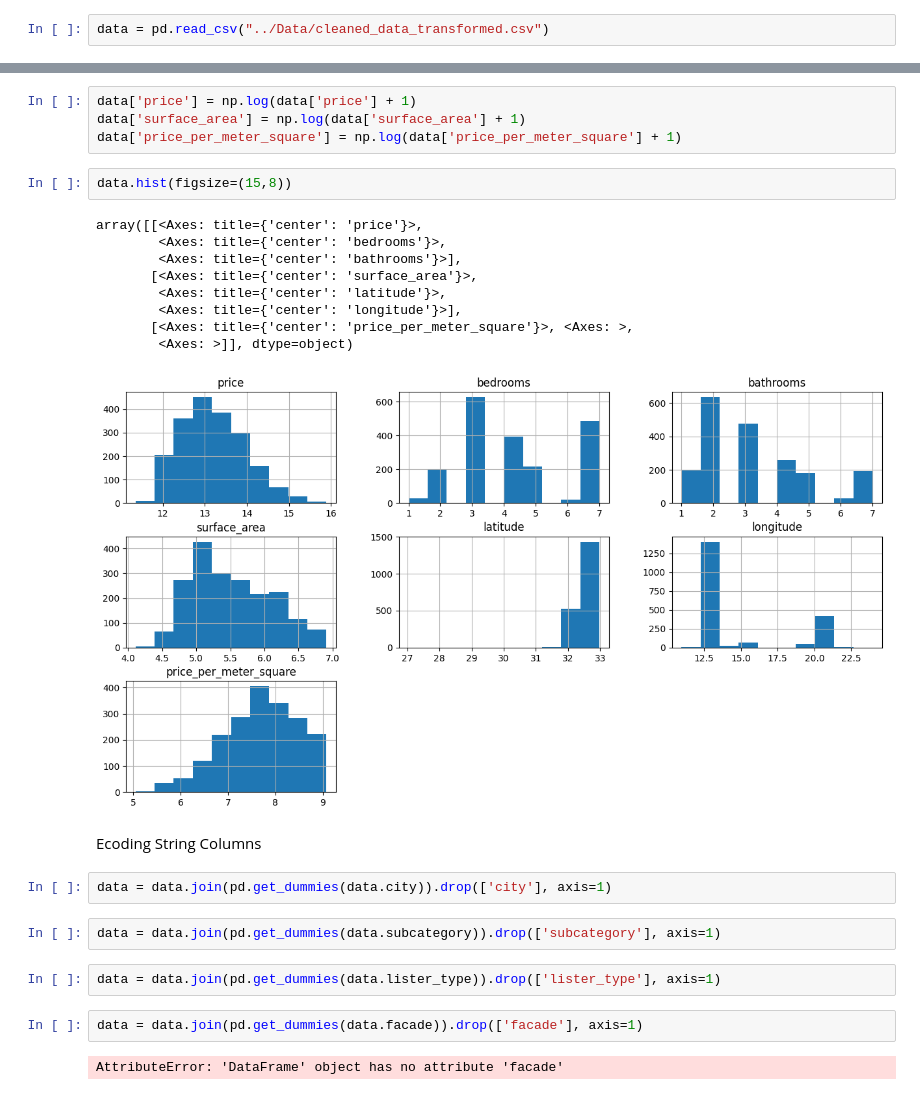
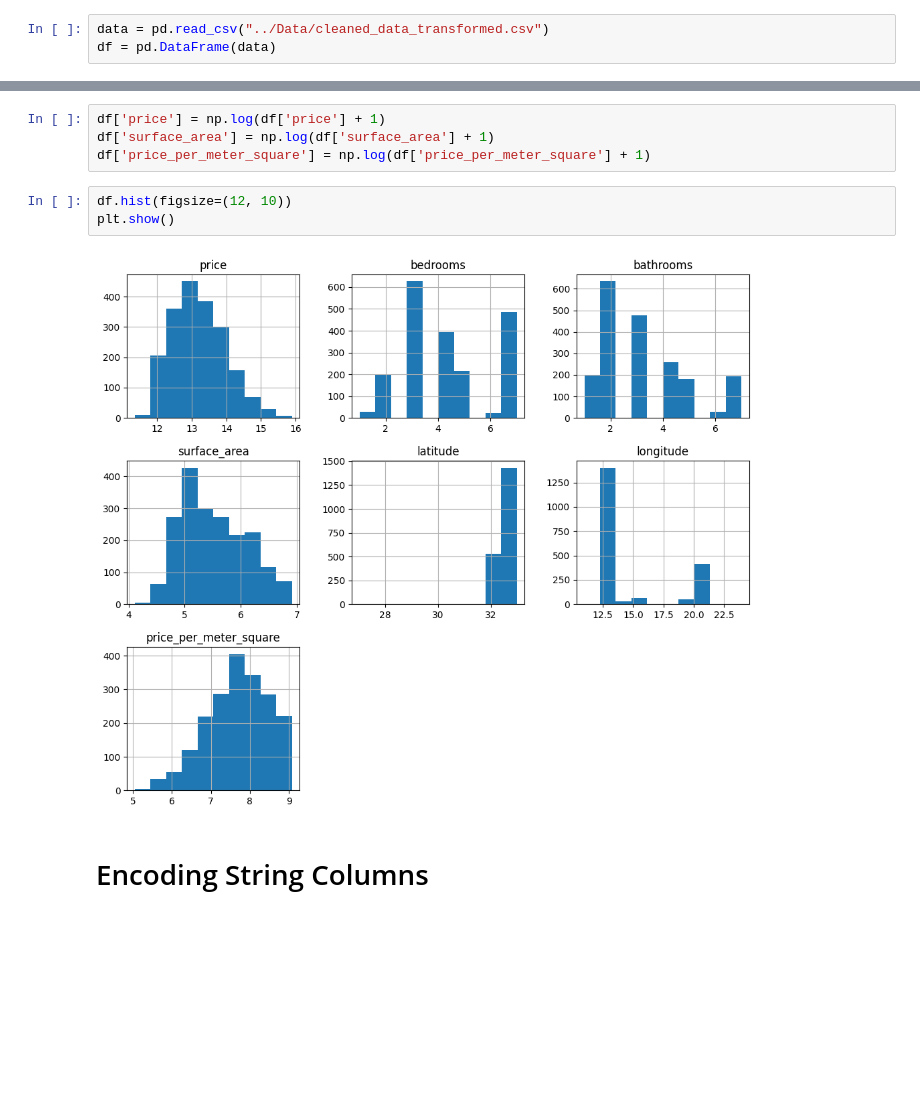
Before and after one commit to Malak-elghriani/OpenSouq_P, a Jupyter notebook: Notebooks/Cleaning_and_Preprocessing.ipynb, the cells around one changed output, grey strips where cells are left out. Cells and saved outputs as stored; diff of their text form; blank space fills up the shorter version.

```diff
--- a/Notebooks/Cleaning_and_Preprocessing.ipynb
+++ b/Notebooks/Cleaning_and_Preprocessing.ipynb
@@ -6,3 +11,4 @@ import seaborn as sns
 # %%
 data = pd.read_csv("../Data/cleaned_data_transformed.csv")
+df = pd.DataFrame(data)
 # %%
@@ -38,28 +37,11 @@ Log Normalising Scewed Data
 # %%
-data['price'] = np.log(data['price'] + 1)
-data['surface_area'] = np.log(data['surface_area'] + 1)
-data['price_per_meter_square'] = np.log(data['price_per_meter_square'] + 1)
+df['price'] = np.log(df['price'] + 1)
+df['surface_area'] = np.log(df['surface_area'] + 1)
+df['price_per_meter_square'] = np.log(df['price_per_meter_square'] + 1)
 # %%
-data.hist(figsize=(15,8))
+df.hist(figsize=(12, 10))
+plt.show()
 # %% [output]
-array([[<Axes: title={'center': 'price'}>,
-        <Axes: title={'center': 'bedrooms'}>,
-        <Axes: title={'center': 'bathrooms'}>],
-       [<Axes: title={'center': 'surface_area'}>,
-        <Axes: title={'center': 'latitude'}>,
-        <Axes: title={'center': 'longitude'}>],
-       [<Axes: title={'center': 'price_per_meter_square'}>, <Axes: >,
-        <Axes: >]], dtype=object)
-[figure, old version]
+[figure, new version]
 # %% [markdown]
-Ecoding String Columns
+# Encoding String Columns
-# %%
-data = data.join(pd.get_dummies(data.city)).drop(['city'], axis=1)
-# %%
-data = data.join(pd.get_dummies(data.subcategory)).drop(['subcategory'], axis=1)
-# %%
-data = data.join(pd.get_dummies(data.lister_type)).drop(['lister_type'], axis=1)
-# %%
-data = data.join(pd.get_dummies(data.facade)).drop(['facade'], axis=1)
-# %% [output]
-AttributeError: 'DataFrame' object has no attribute 'facade'
```
Also changed, not shown: parts of 22 cells of this notebook, 1 other file.
